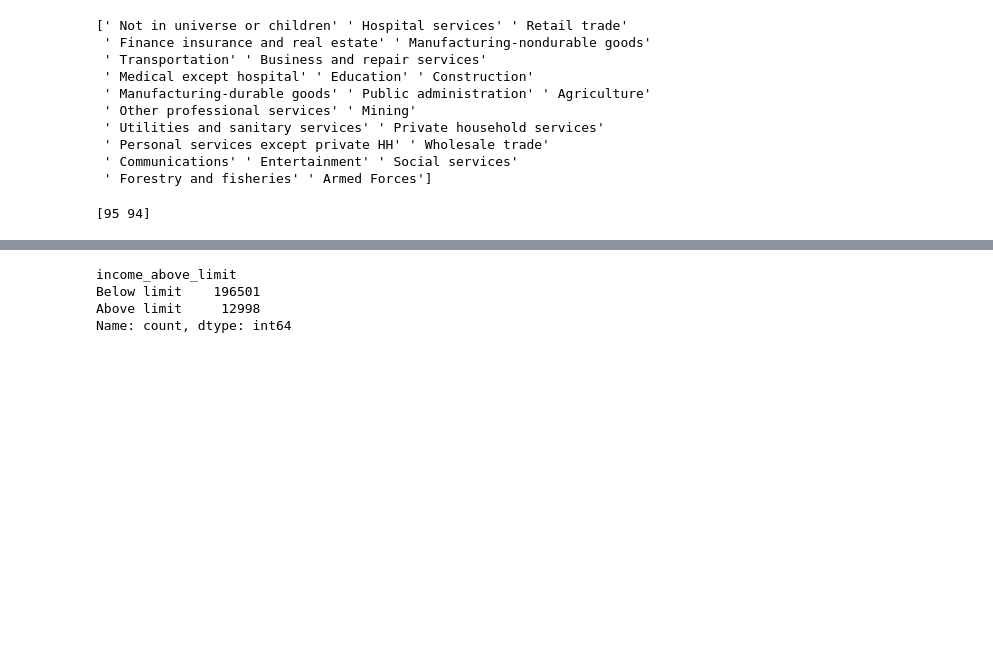
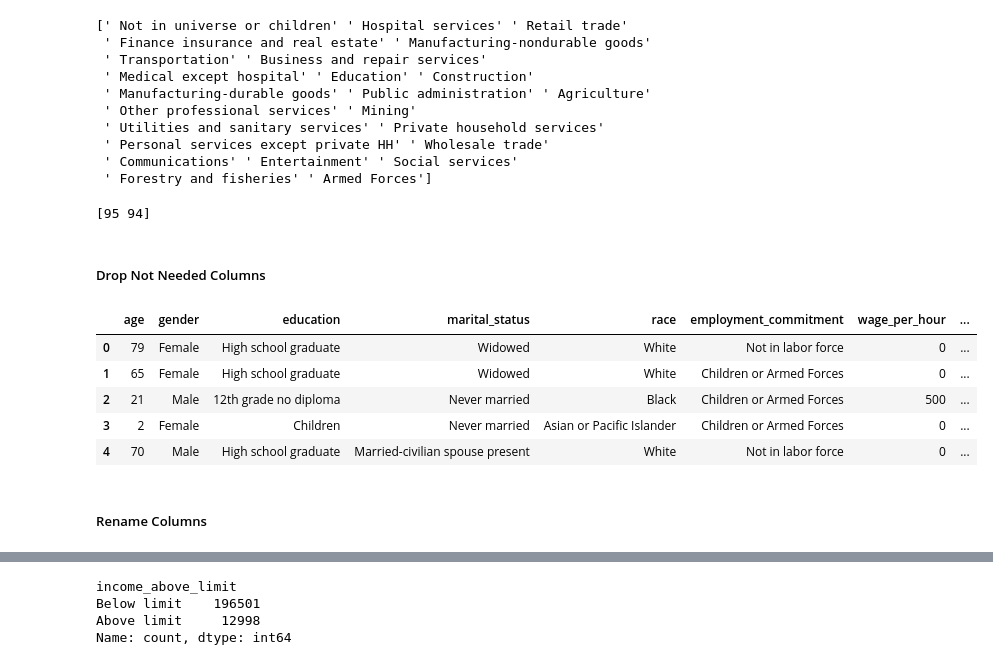
Before and after one commit to AndyMortey/PREDICTING-ANNUAL-INCOME-USING-MACHINE-LEARNING, a Jupyter notebook: notebook.ipynb, the cells around one changed output, grey strips where cells are left out. Drawn from its saved outputs; the diff is of its cells as text; code cells hidden in the pictures; blank space fills up the shorter version.

```diff
--- a/notebook.ipynb
+++ b/notebook.ipynb
@@ -269,3 +269,29 @@ occ_counts = train_df['mig_year'].unique()
 print(occ_counts)
 # %% [output]
 [95 94]
+# %% [markdown]
+##### Drop Not Needed Columns
+# %%
+# List of columns to drop
+columns_to_drop = [
+    'is_hispanic', 'employment_stat', 'industry_code',
+    'occupation_code', 'total_employed', 'household_stat', 'household_summary',
+    'vet_benefit', 'tax_status', 'stocks_status', 'mig_year',
+    'migration_code_change_in_msa', 'migration_code_move_within_reg',
+    'migration_code_change_in_reg'
+]
+
+# Drop the specified columns
+df = df.drop(columns=columns_to_drop)
+# %%
+#Preview dataframe
+df.head()
+# %% [output]
+|  | age | gender | education | marital_status | race | employment_commitment | wage_per_hour | ... |
+| 0 | 79 | Female | High school graduate | Widowed | White | Not in labor force | 0 | ... |
+| 1 | 65 | Female | High school graduate | Widowed | White | Children or Armed Forces | 0 | ... |
+| 2 | 21 | Male | 12th grade no diploma | Never married | Black | Children or Armed Forces | 500 | ... |
+| 3 | 2 | Female | Children | Never married | Asian or Pacific Islander | Children or Armed Forces | 0 | ... |
+| 4 | 70 | Male | High school graduate | Married-civilian spouse present | White | Not in labor force | 0 | ... |
+# %% [markdown]
+##### Rename Columns
```
Also changed, not shown: parts of 31 cells of this notebook.
